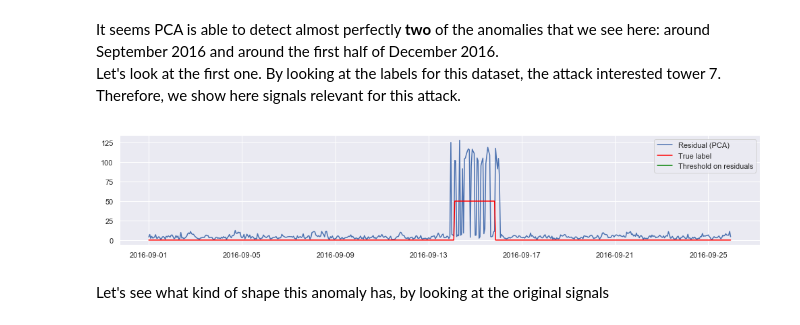
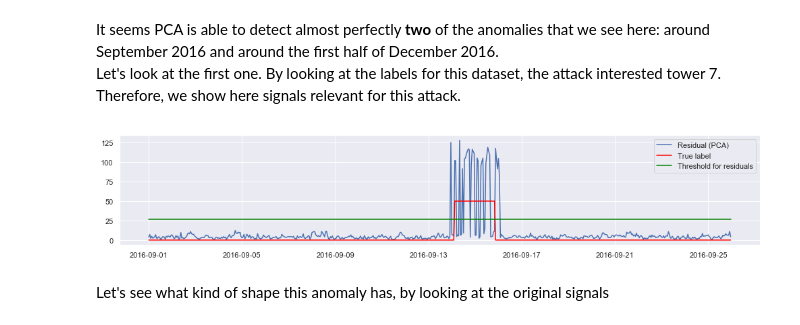
Before and after one commit to benhe119/Cyber-data-analytics_TUDelft, a Jupyter notebook: lab2/notebooks/PCA.ipynb, the cells around one changed output. Saved outputs shown, nothing was run; the diff lists cells and outputs as text; code cells hidden in the pictures.

```diff
--- a/lab2/notebooks/PCA.ipynb
+++ b/lab2/notebooks/PCA.ipynb
@@ -268,18 +271,18 @@ Let's look at the first one. By looking at the labels for this dataset, the atta
 # %%
 start = '2016-09-01'
 end = '2016-09-25'
 cols_plot = ['L_T7', 'F_PU10', 'F_PU11']
 
 
-
 plt.figure(figsize=(17,3))
 plt.plot(squared_sum_res.loc[start:end], label='Residual (PCA)')
 plt.plot(labels.loc[start:end], color='red', label='True label')
-plt.plot(threshold.loc[start:end], color='green', label='Threshold on residuals')
+threshold = pd.DataFrame(np.array([delta_alpha_squared for i in range(detection.shape[0])]), detection.index)
+plt.plot(threshold.loc[start:end], color='green', label='Threshold for residuals')
 plt.legend()
 plt.show()
 # %% [output]
-[figure, old version]
+[figure, new version]
 # %% [markdown]
 Let's see what kind of shape this anomaly has, by looking at the original signals
 # %%
```
Also changed, not shown: parts of 11 cells of this notebook.
